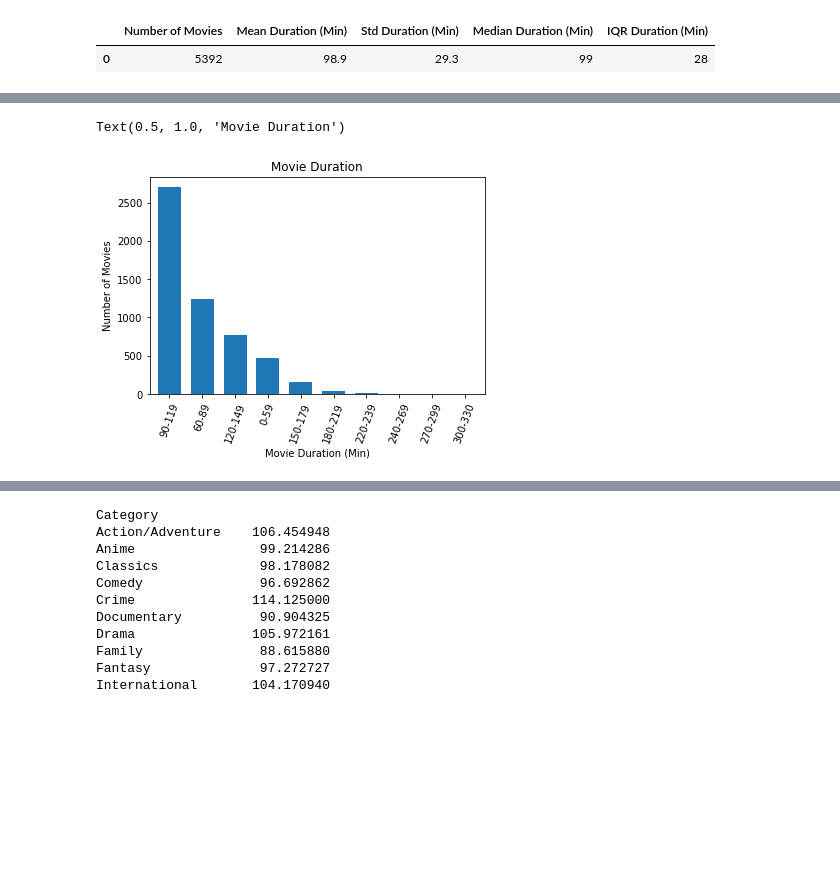
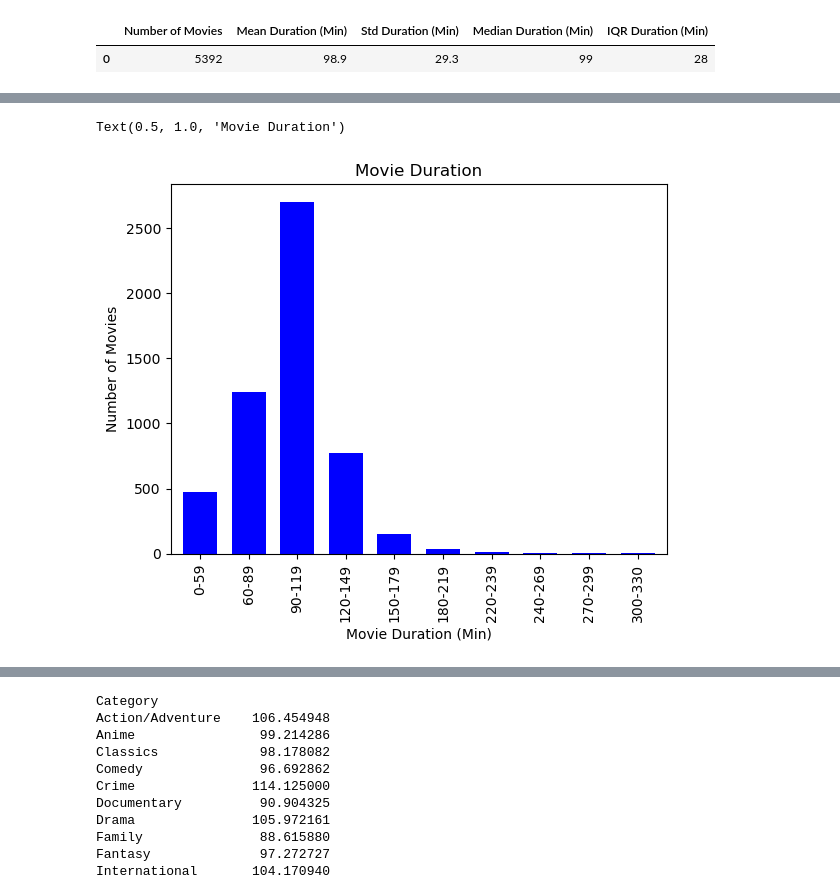
Before and after one commit to Sundakiy/Project-1-Team-2, a Jupyter notebook: Data.ipynb, the cells around one changed output, grey strips where cells are left out. Drawn from its saved outputs; the diff is of its cells as text; code cells hidden in the pictures; blank space fills up the shorter version.

```diff
--- a/Data.ipynb
+++ b/Data.ipynb
@@ -686,15 +696,15 @@ Name: Duration (Min), dtype: float64
 # %%
-#Create a bar chart to demonstrarte whether movie duration (min) have changed between 1942 and 2022.
+#Create a bar chart to demonstrate average duration of movies in dataset.
 
-bar_plot = df_duration_binned["Duration"].value_counts().plot.bar(width=0.7, rot=70)
+bar_plot = df_duration_binned["Duration"].value_counts(sort=False).plot.bar(width=0.7, rot=90, color='b')
 
 #Set Labels
 bar_plot.set_xlabel("Movie Duration (Min)")
 bar_plot.set_ylabel("Number of Movies")
 bar_plot.set_title ("Movie Duration")
 # %% [output]
 Text(0.5, 1.0, 'Movie Duration')
-[figure, old version]
+[figure, new version]
 # %%
 #Question 2 - Movie Genres
 
```
Also changed, not shown: parts of 11 cells of this notebook.
